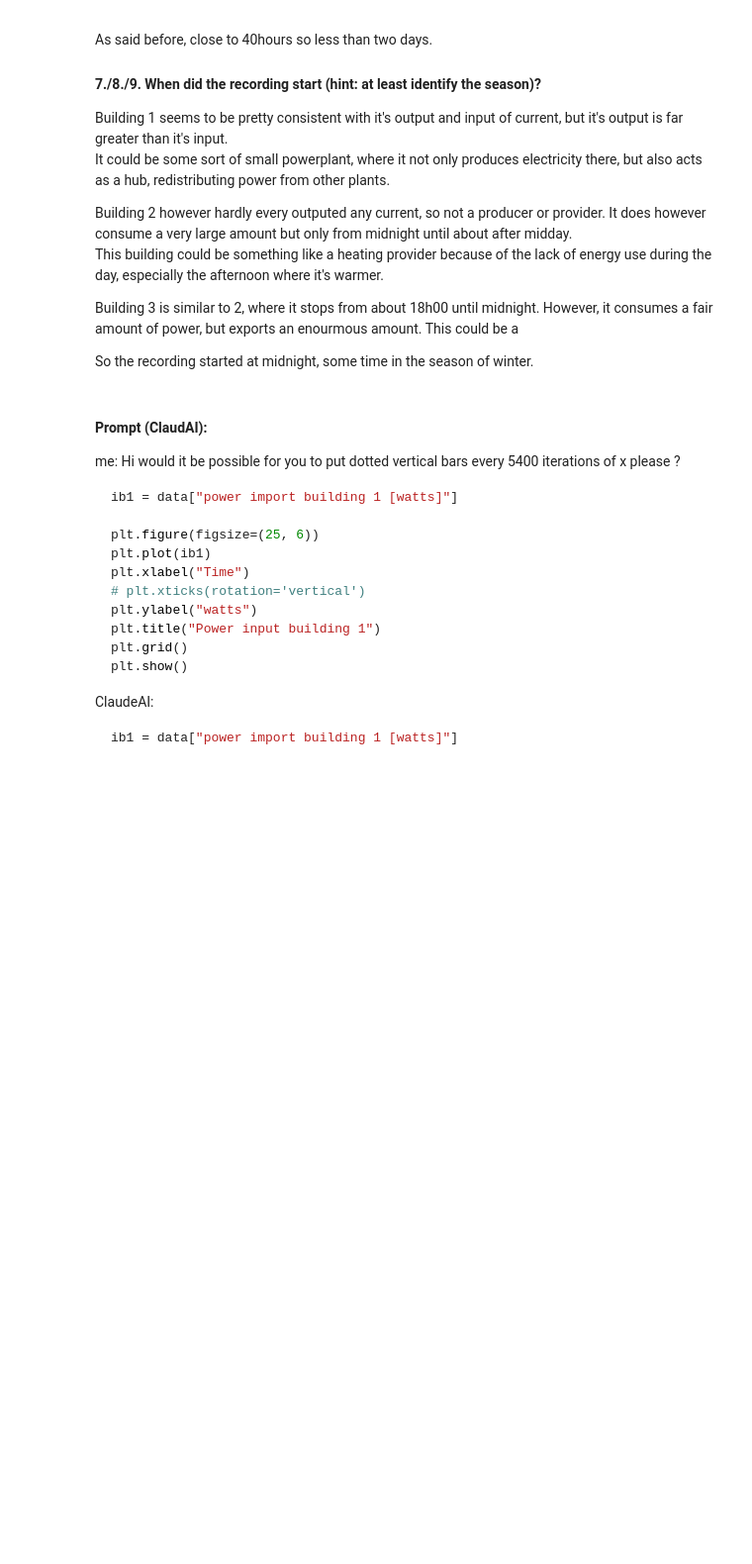
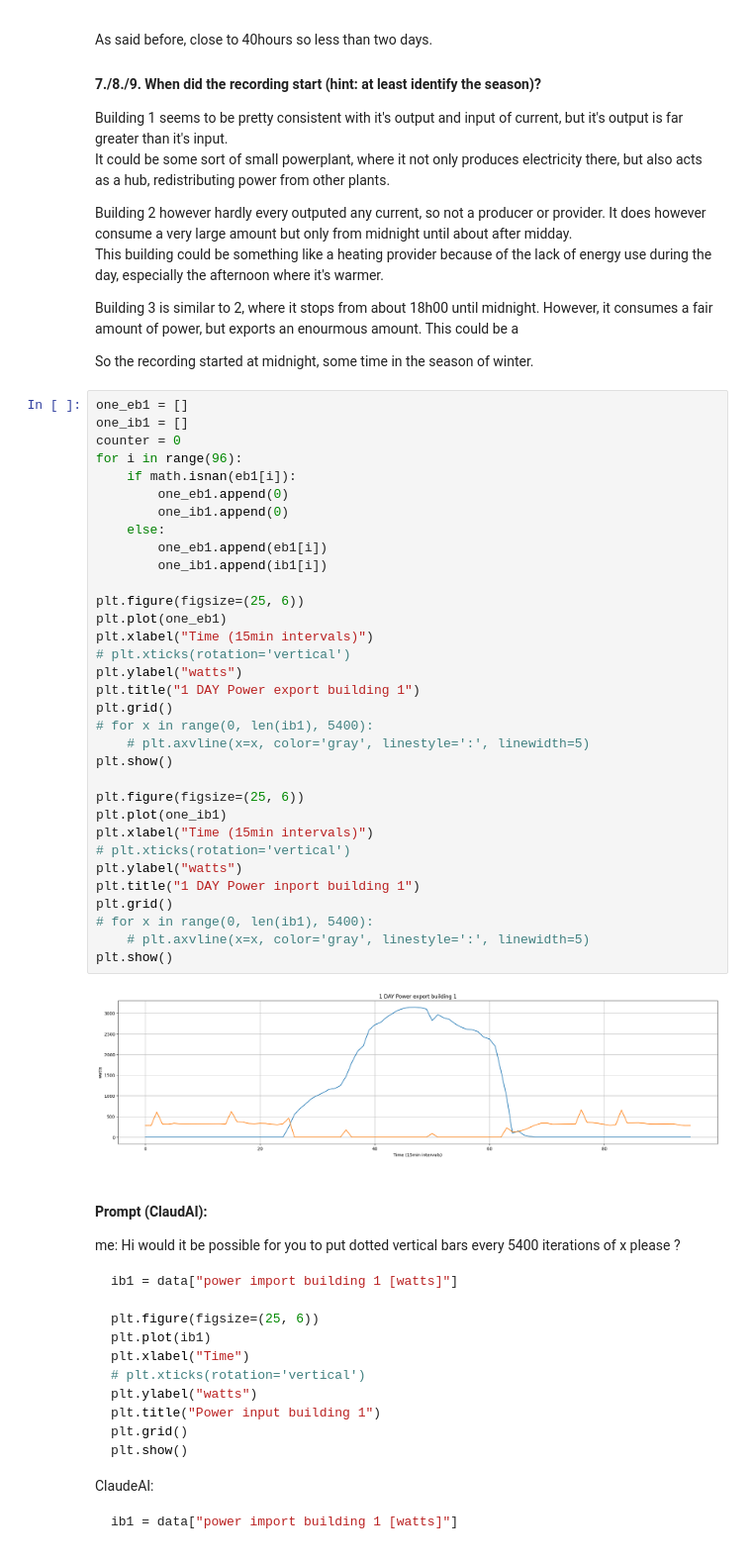
Before and after one commit to zedbros/SigInf_2026, a Jupyter notebook: exa/exa copy.ipynb, the cells around one changed output. Shown at 99% size. Cells and saved outputs as stored; diff of their text form; blank space fills up the shorter version.

```diff
--- a/exa/exa copy.ipynb
+++ b/exa/exa copy.ipynb
@@ -329,6 +333,41 @@ Building 3 is similar to 2, where it stops from about 18h00 until midnight. Howe
 
 
 So the recording started at midnight, some time in the season of winter.
+# %%
+one_eb1 = []
+one_ib1 = []
+counter = 0
+for i in range(96):
+    if math.isnan(eb1[i]):
+        one_eb1.append(0)
+        one_ib1.append(0)
+    else:
+        one_eb1.append(eb1[i])
+        one_ib1.append(ib1[i])
+
+plt.figure(figsize=(25, 6))
+plt.plot(one_eb1)
+plt.xlabel("Time (15min intervals)")
+# plt.xticks(rotation='vertical')
+plt.ylabel("watts")
+plt.title("1 DAY Power export building 1")
+plt.grid()
+# for x in range(0, len(ib1), 5400):
+    # plt.axvline(x=x, color='gray', linestyle=':', linewidth=5)
+plt.show()
+
+plt.figure(figsize=(25, 6))
+plt.plot(one_ib1)
+plt.xlabel("Time (15min intervals)")
+# plt.xticks(rotation='vertical')
+plt.ylabel("watts")
+plt.title("1 DAY Power inport building 1")
+plt.grid()
+# for x in range(0, len(ib1), 5400):
+    # plt.axvline(x=x, color='gray', linestyle=':', linewidth=5)
+plt.show()
+# %% [output]
+[figure, added]
 # %% [markdown]
 #### Prompt (ClaudAI):
 me:
```
Also changed, not shown: parts of 2 cells of this notebook, 1 other file.
